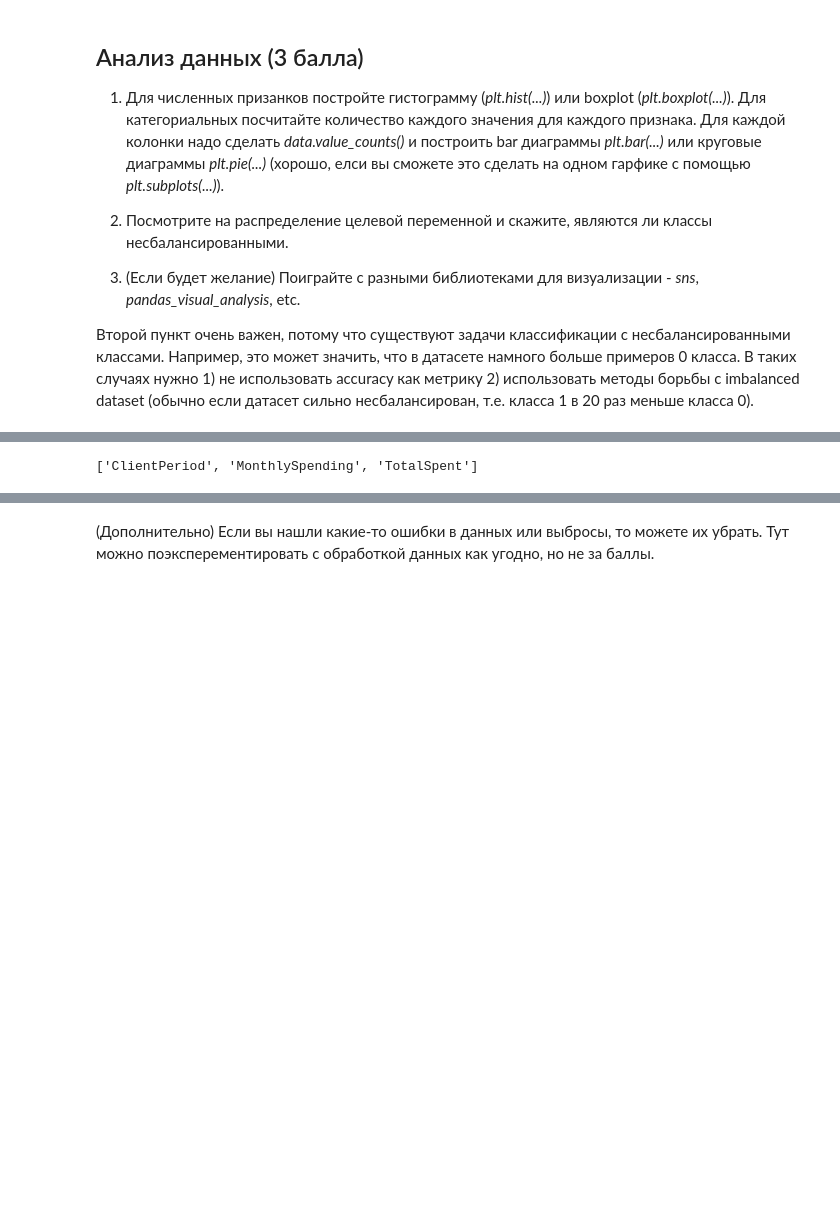
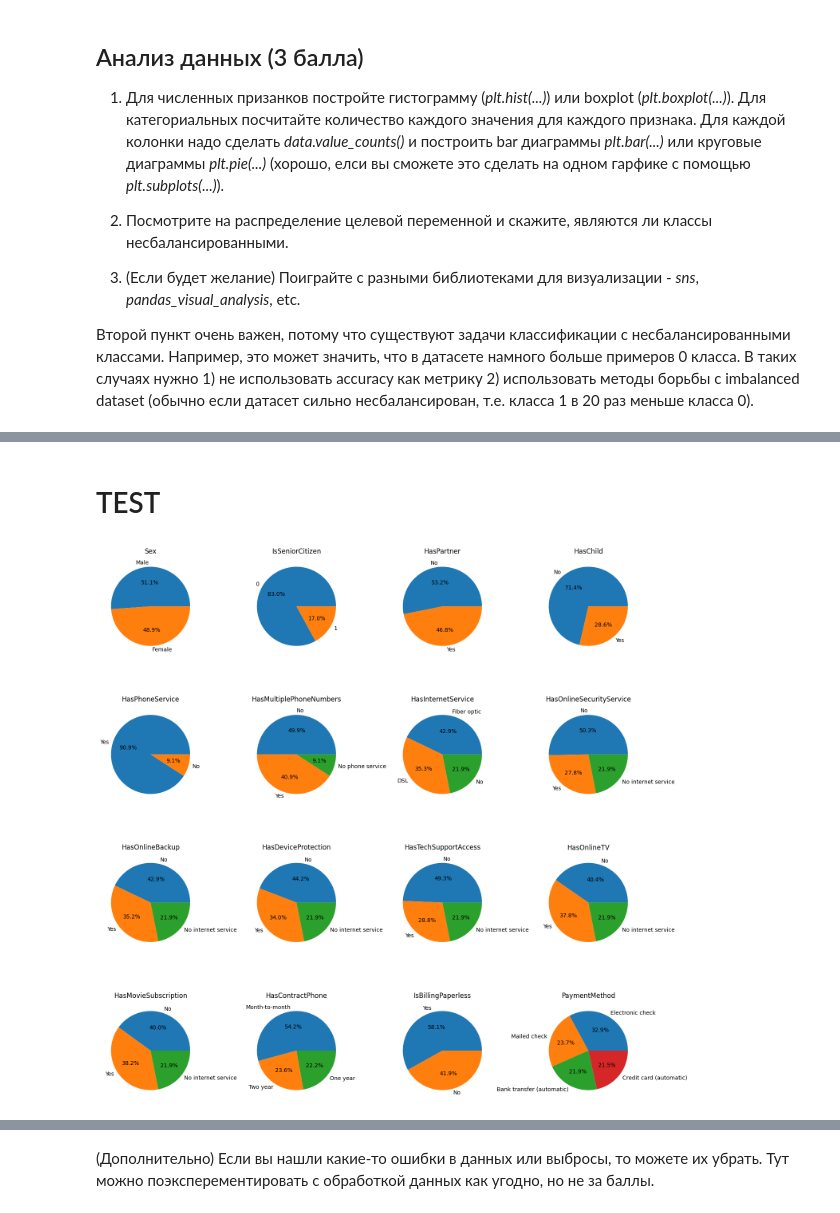
Before and after one commit to qwart6/DLS_by_MIPT, a Jupyter notebook: Homeworks/hw_3_kaggle.ipynb, the cells around one changed output, grey strips where cells are left out. Saved outputs shown, nothing was run; the diff lists cells and outputs as text; code cells hidden in the pictures; blank space fills up the shorter version.

```diff
--- a/Homeworks/hw_3_kaggle.ipynb
+++ b/Homeworks/hw_3_kaggle.ipynb
@@ -258,4 +352,14 @@ TypeError: no numeric data to plot
-# %%
-num_cols
-# %% [output]
-['ClientPeriod', 'MonthlySpending', 'TotalSpent']
+# %% [markdown]
+# TEST
+# %%
+fig, axes = plt.subplots(4, 4, figsize=(15, 15))
+
+for ax, col in zip(axes.flat, cat_cols):
+    value_counts = data_test[col].value_counts()
+    ax.pie(value_counts.values, labels=value_counts.index, autopct='%1.1f%%')
+    ax.set_title(col)
+
+plt.tight_layout()
+plt.show()
+# %% [output]
+[figure, added]
```
Also changed, not shown: parts of 24 cells of this notebook.
